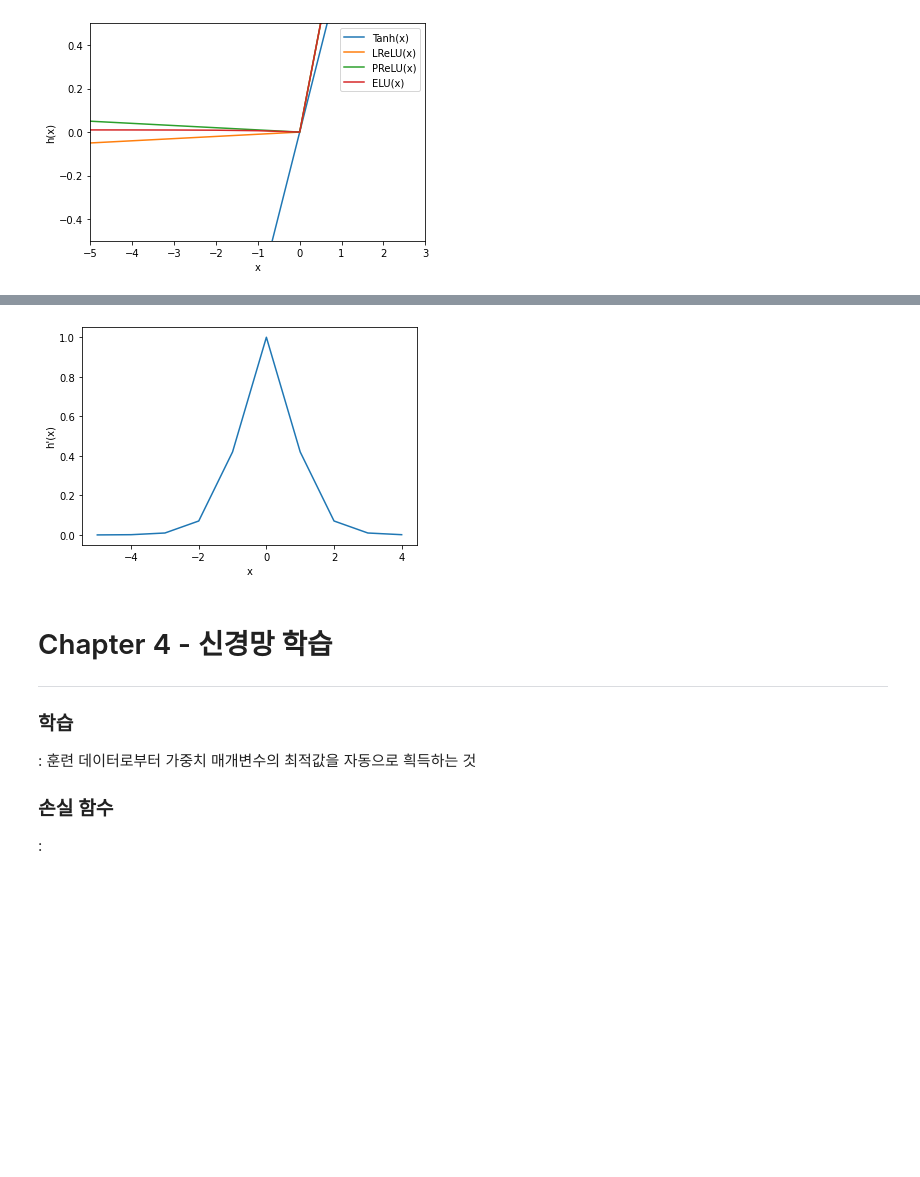
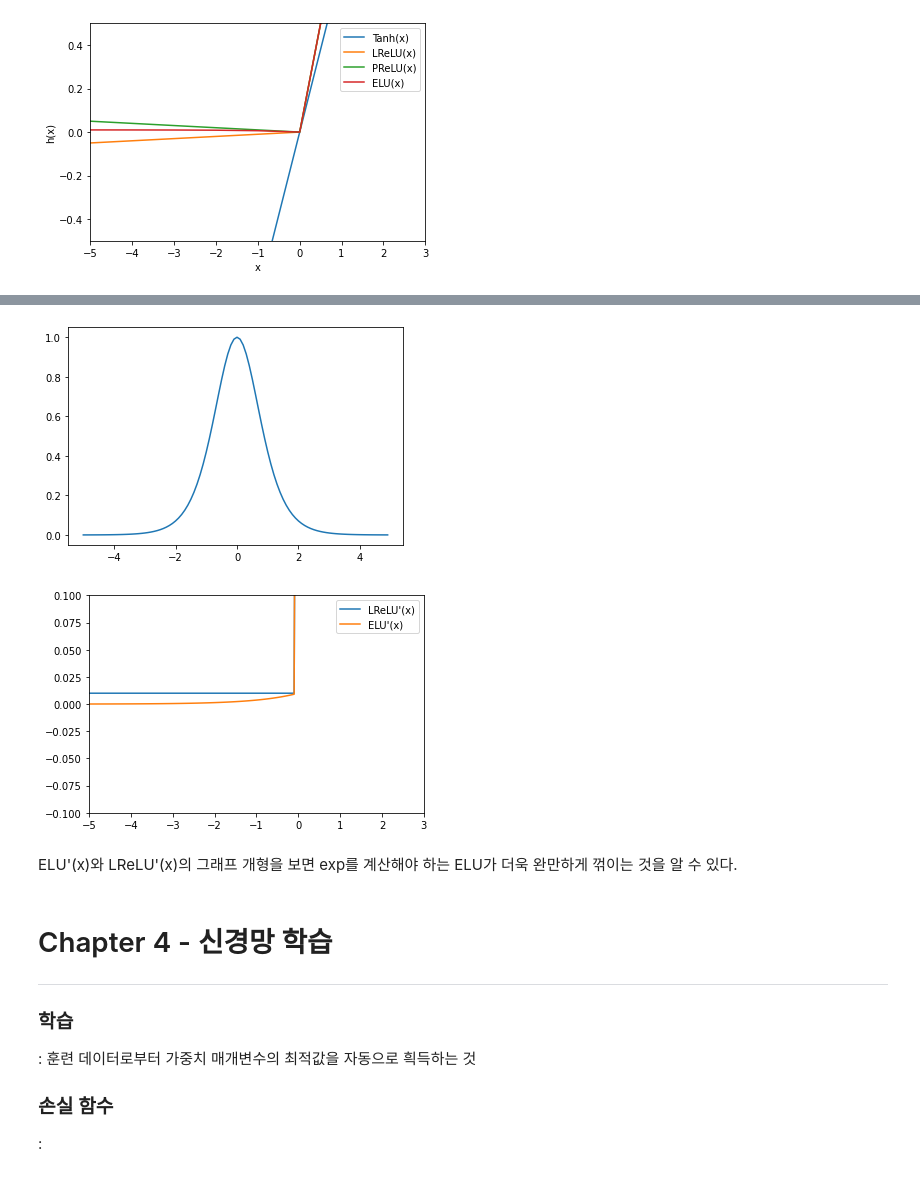
Before and after one commit to Altaaaaaaa/deep-learning-from-cosmic, a Jupyter notebook: junghyun/ch4.ipynb, the cells around one changed output, grey strips where cells are left out. Drawn from its saved outputs; the diff is of its cells as text; code cells hidden in the pictures; blank space fills up the shorter version.

```diff
--- a/junghyun/ch4.ipynb
+++ b/junghyun/ch4.ipynb
@@ -51,10 +51,10 @@ def Tanh(x): #Hyperbolic Tangent
 def LReLU(x, a = 0.01):
     return np.maximum(x*a, x)
 
-def PReLU(x, a):
+def PReLU(x, a = 0.01):
     return np.maximum(x*a, x)
 
-def ELU(x, a):
+def ELU(x, a = 0.01):
     return (x>0)*x + (x<=0)*(a*(np.exp(x)-1))
 # %% [markdown]
 #### 응용의 관점에서 생각해본다면..?
@@ -83,17 +89,27 @@ pl.show()
 # %%
 def gradient(f, x):
     #미분 함수
-    h = 0.000001
+    h = 0.00000001
     return (f(x+h) - f(x))/h
-
-pl.xlabel('x')
-pl.ylabel("h'(x)")
-x = np.arange(-5, 5)
-y = gradient(Tanh, x)
-pl.plot(x, y)
-pl.show()
-# %% [output]
-[figure, removed]
+# %%
+x = np.arange(-5, 5, 0.1)
+y1 = gradient(Tanh, x)
+pl.plot(x, y1)
+pl.show()
+#Graph of Gradient Tanh function
+
+y2 = gradient(LReLU, x)
+y3 = gradient(ELU, x)
+pl.plot(x, y2, label="LReLU'(x)")
+pl.plot(x, y3, label="ELU'(x)")
+pl.axis([-5, 3, -0.1, 0.1])
+pl.legend()
+pl.show()
+# %% [output]
+[figure, added]
+[figure, added]
+# %% [markdown]
+ELU'(x)와 LReLU'(x)의 그래프 개형을 보면 exp를 계산해야 하는 ELU가 더욱 완만하게 꺾이는 것을 알 수 있다.
 # %% [markdown]
 # Chapter 4 - 신경망 학습
 ---
```
Also changed, not shown: parts of 1 cell of this notebook.
